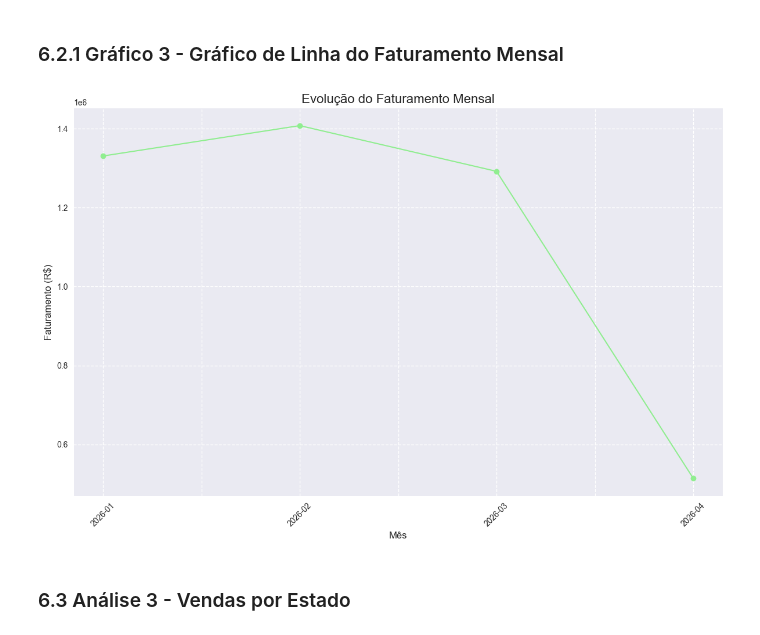
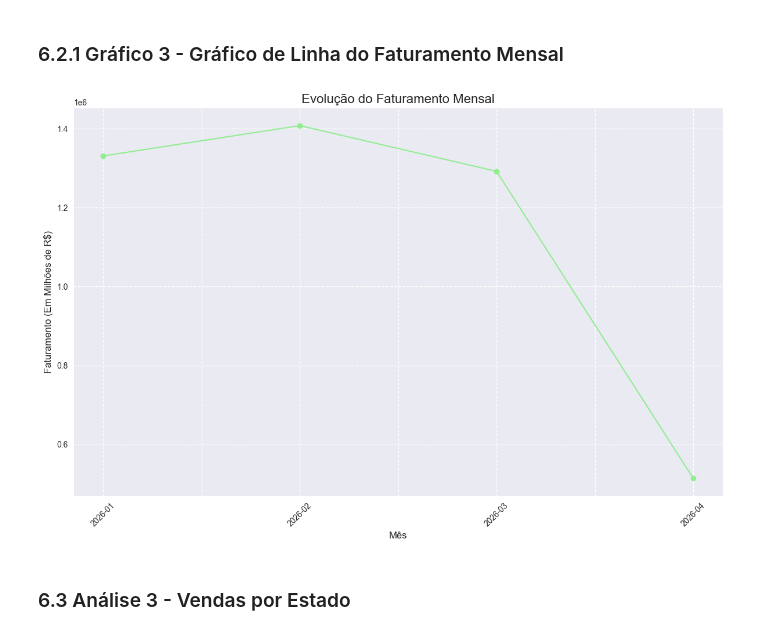
Before and after one commit to letambelli/dsa-python-fundamentos-da-linguagem-python-mini-projeto-1, a Jupyter notebook: main.ipynb, the cells around one changed output. Cells and saved outputs as stored; diff of their text form; code cells hidden in the pictures.

```diff
--- a/main.ipynb
+++ b/main.ipynb
@@ -445,23 +446,23 @@ plt.show()
 # %%
 plt.figure(figsize = (12, 8))
 
 faturamento_mensal.plot(kind = 'line', marker = 'o', linestyle = '-', color = 'lightgreen')
 
 plt.title('Evolução do Faturamento Mensal', fontsize = 16)
 
 plt.xlabel('Mês', fontsize = 12)
-plt.ylabel('Faturamento (R$)', fontsize = 12)
+plt.ylabel('Faturamento (Em Milhões de R$)', fontsize = 12)
 
 
 plt.xticks(rotation = 45)
 
 plt.grid(True, which = 'both', linestyle = '--', linewidth = 1)
 
 plt.tight_layout()
 
 plt.show()
 # %% [output]
-[figure, old version]
+[figure, new version]
 # %% [markdown]
 ### 6.3 Análise 3 - Vendas por Estado
 # %%
```
Also changed, not shown: parts of 7 cells of this notebook, 1 other file.
